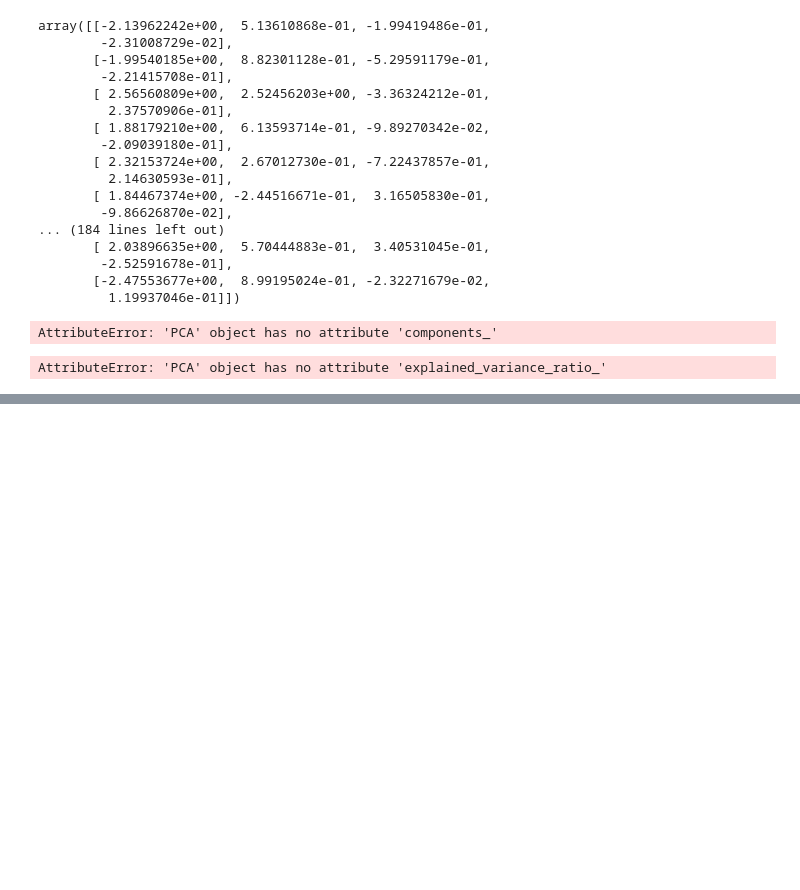
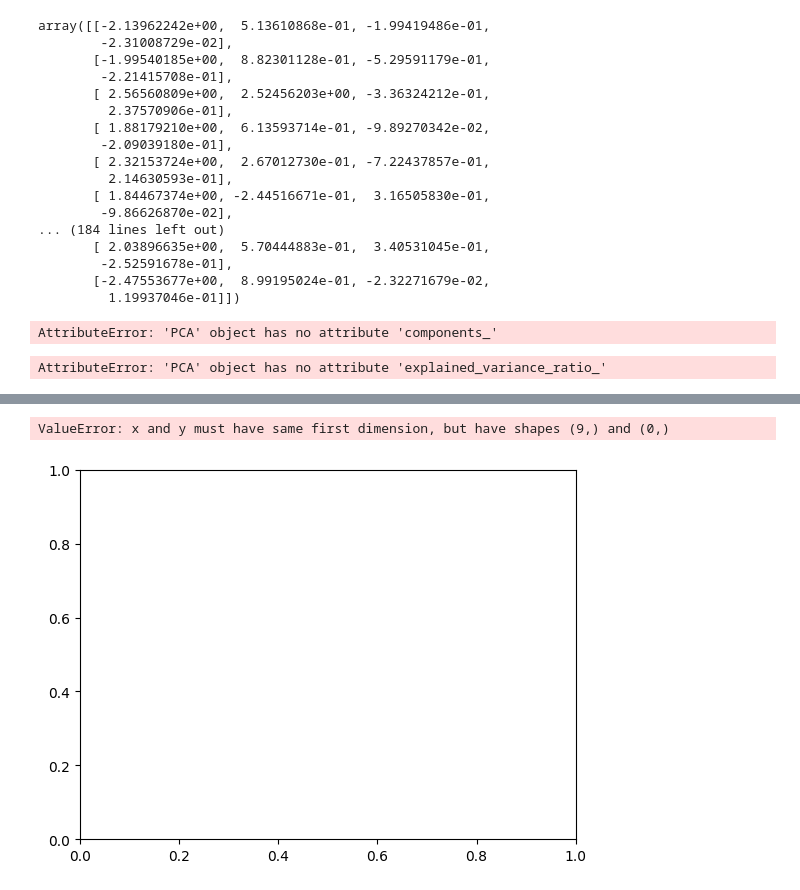
Before and after one commit to kalki81000/File-Handling, a Jupyter notebook: Untitled59.ipynb, the cells around one changed output, grey strips where cells are left out. Drawn from its saved outputs; the diff is of its cells as text; code cells hidden in the pictures; blank space fills up the shorter version.

```diff
--- a/Untitled59.ipynb
+++ b/Untitled59.ipynb
@@ -600,0 +695,11 @@ AttributeError: 'PCA' object has no attribute 'explained_variance_ratio_'
+# %%
+#plt the elbow curve
+
+plt.plot(range(1 , 10) , wcss)
+plt.xticks(range(1 ,10))
+plt.xlabel("no of clusters")
+plt.ylabel("wcss")
+plt.show()
+# %% [output]
+ValueError: x and y must have same first dimension, but have shapes (9,) and (0,)
+[figure, added]
```
Also changed, not shown: parts of 22 cells of this notebook.
